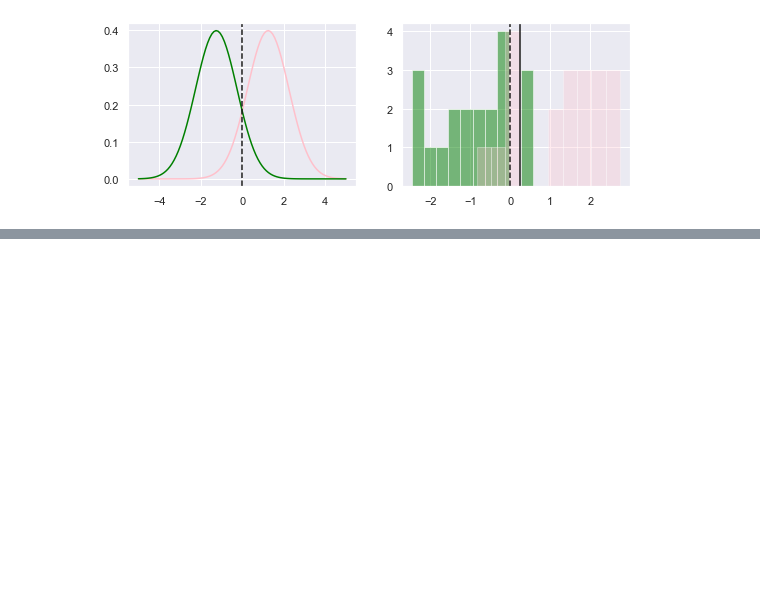
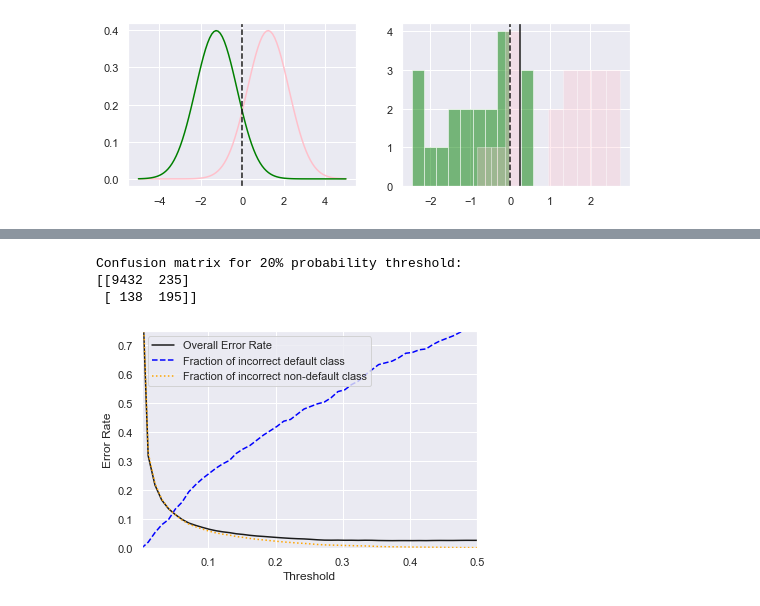
Before and after one commit to mtekant/ISLR_Notes, a Jupyter notebook: Introduction to Statistical Learning, 2nd Edition -- Notes for Ch 4.ipynb, the cells around one changed output, grey strips where cells are left out. Cells and saved outputs as stored; diff of their text form; code cells hidden in the pictures; blank space fills up the shorter version.

```diff
--- a/Introduction to Statistical Learning, 2nd Edition -- Notes for Ch 4.ipynb
+++ b/Introduction to Statistical Learning, 2nd Edition -- Notes for Ch 4.ipynb
@@ -293,0 +400,8 @@ Now, let's extend this analysis to more than one predictor. Instead of X being a
+# %%
+lda.fit(X,y['default'])
+default_status = lda.predict(X)
+
+from sklearn.metrics import confusion_matrix, classification_report
+conf = confusion_matrix(y['default'],default_status)
+print('Confusion matrix:')
+print(conf)
@@ -293,0 +422,44 @@ Now, let's extend this analysis to more than one predictor. Instead of X being a
+# %%
+lda.fit(X,y['default'])
+default_prob = lda.predict_proba(X)
+thres = 0.2
+default_status = default_prob[:,1]
+default_status[default_status<thres] = 0
+default_status[default_status>thres] = 1
+
+conf = confusion_matrix(y['default'],default_status)
+print('Confusion matrix for 20% probability threshold:')
+print(conf)
+# %% [output]
+Confusion matrix for 20% probability threshold:
+[[9432  235]
+ [ 138  195]]
+# %%
+thres = np.linspace(0,1,100)
+error_rate = []
+incorrect_default = []
+incorrect_nondefault = []
+correct_default = []
+
+for t in thres:
+    lda.fit(X,y['default'])
+    default_prob = lda.predict_proba(X)
+    default_status = default_prob[:,1]
+    default_status[default_status<t] = 0
+    default_status[default_status>t] = 1
+    conf = confusion_matrix(y['default'],default_status)
+    error_rate.append((conf[0,1]+conf[1,0])/10000)
+    incorrect_default.append(conf[1,0]/np.sum(conf[1,:]))
+    incorrect_nondefault.append(conf[0,1]/np.sum(conf[0,:]))
+    correct_default.append(conf[1,1]/np.sum(conf[1,:]))
+
+plt.plot(thres,error_rate,c='k',label='Overall Error Rate')
+plt.plot(thres,incorrect_default,c='blue',linestyle='--',label='Fraction of incorrect default class')
+plt.plot(thres,incorrect_nondefault,c='orange',linestyle=':',label='Fraction of incorrect non-default class')
+plt.legend()
+plt.xlim(0.001,0.5)
+plt.ylim(0,0.75)
+plt.xlabel('Threshold')
+plt.ylabel('Error Rate');
+# %% [output]
+[figure, added]
```
Also changed, not shown: parts of 16 cells of this notebook.
